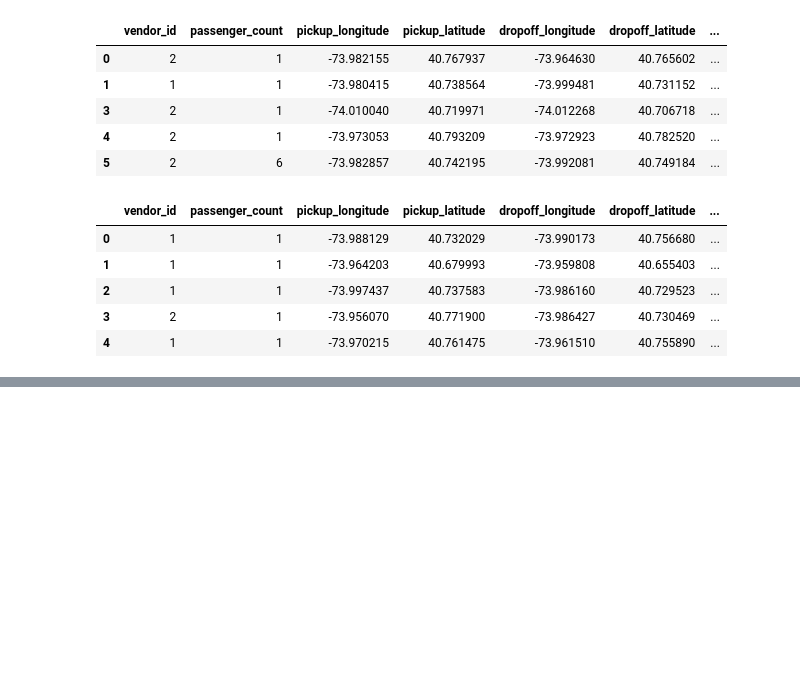
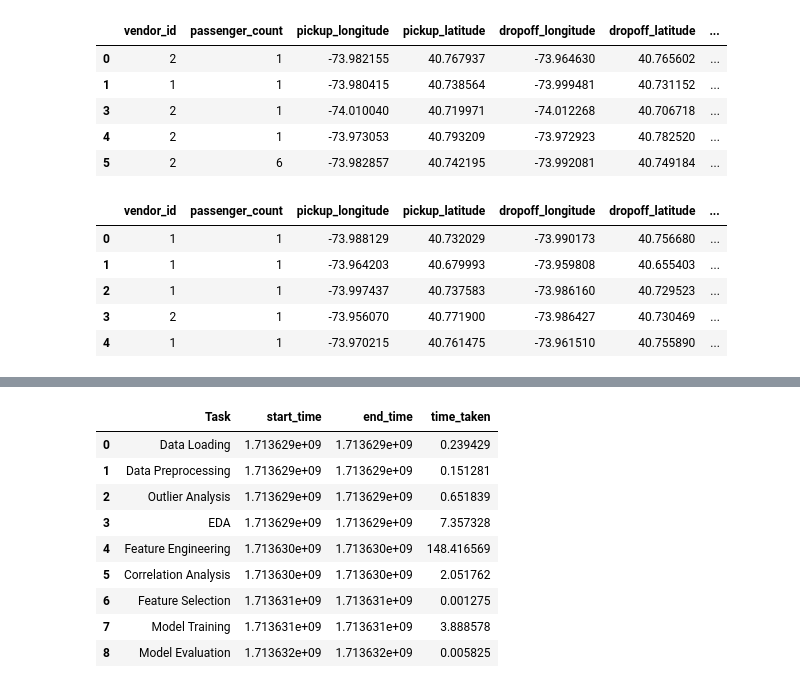
Before and after one commit to IshikaGopie/COMP6940-A4, a Jupyter notebook: section-2.ipynb, the cells around one changed output, grey strips where cells are left out. Saved outputs shown, nothing was run; the diff lists cells and outputs as text; code cells hidden in the pictures; blank space fills up the shorter version.

```diff
--- a/section-2.ipynb
+++ b/section-2.ipynb
@@ -677,0 +758,30 @@ gpu_metrics
+# %%
+# Model Evaluation using xgboost
+# Evaluate the model on the test set
+
+start_time_gpu = time.time()
+
+# evaluate the model on the test data
+predictions_gpu = gbm_gpu.predict(X_test_gpu)
+
+# output the first 5 predictions
+print('Predictions:', predictions_gpu[:5])
+
+# Model Evaluation using xgboost
+# Evaluate the model on the test set
+
+start_time_gpu = time.time()
+
+# Convert Cupy arrays to NumPy arrays
+y_test_numpy = cp.asnumpy(y_test_gpu)
+predictions_numpy = cp.asnumpy(predictions_gpu)
+
+# Calculate the mean squared error
+mean_squared_error_gpu = mean_squared_error(y_test_numpy, predictions_numpy)
+print('Mean Squared Error (GPU):', mean_squared_error_gpu)
+
+# calculate the R-squared value
+r_squared_gpu = r2_score(y_test_numpy, predictions_numpy)
+print('R-squared (GPU):', r_squared_gpu)
+
+end_time_gpu = time.time()
@@ -677,0 +846,13 @@ gpu_metrics
+# %%
+gpu_metrics
+# %% [output]
+|  | Task | start_time | end_time | time_taken |
+| 0 | Data Loading | 1.713629e+09 | 1.713629e+09 | 0.239429 |
+| 1 | Data Preprocessing | 1.713629e+09 | 1.713629e+09 | 0.151281 |
+| 2 | Outlier Analysis | 1.713629e+09 | 1.713629e+09 | 0.651839 |
+| 3 | EDA | 1.713629e+09 | 1.713629e+09 | 7.357328 |
+| 4 | Feature Engineering | 1.713630e+09 | 1.713630e+09 | 148.416569 |
+| 5 | Correlation Analysis | 1.713630e+09 | 1.713630e+09 | 2.051762 |
+| 6 | Feature Selection | 1.713631e+09 | 1.713631e+09 | 0.001275 |
+| 7 | Model Training | 1.713631e+09 | 1.713631e+09 | 3.888578 |
+| 8 | Model Evaluation | 1.713632e+09 | 1.713632e+09 | 0.005825 |
```
Also changed, not shown: parts of 35 cells of this notebook.
